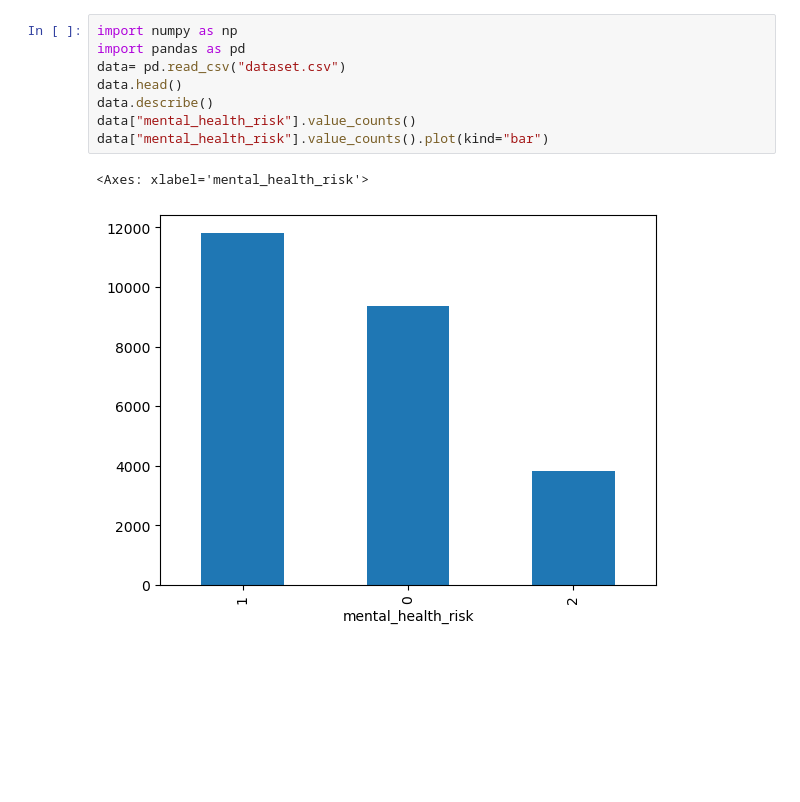
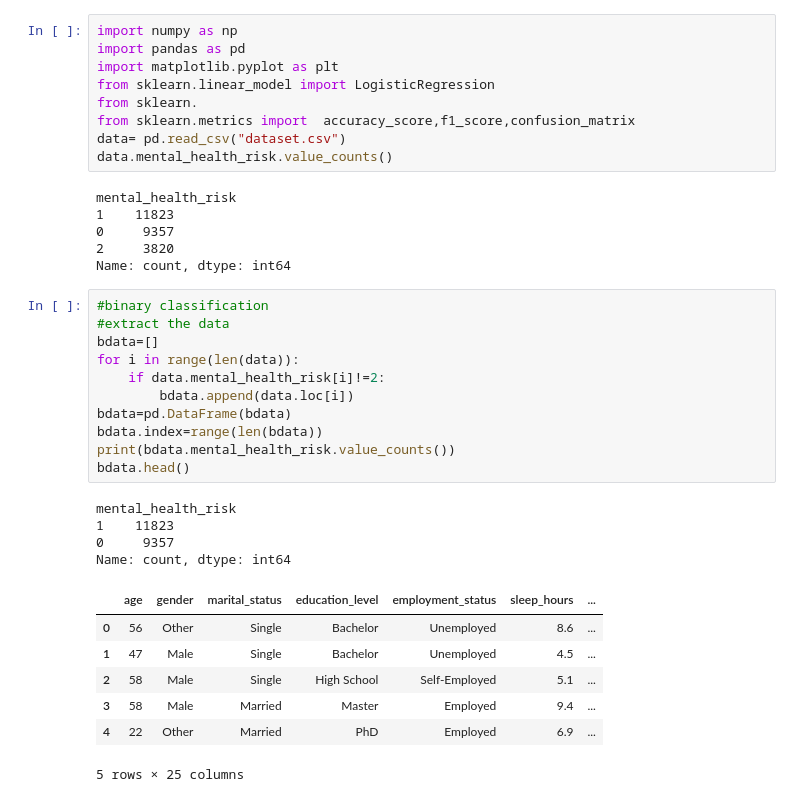
Before and after one commit to K-A-Reddy/MinorProject1_Medical_Risk_Analysis, a Jupyter notebook: code.ipynb, the cells around one changed output. Saved outputs shown, nothing was run; the diff lists cells and outputs as text; blank space fills up the shorter version.

```diff
--- a/code.ipynb
+++ b/code.ipynb
@@ -1,11 +1,38 @@
 # %%
 import numpy as np
 import pandas as pd
+import matplotlib.pyplot as plt
+from sklearn.linear_model import LogisticRegression
+from sklearn.
+from sklearn.metrics import  accuracy_score,f1_score,confusion_matrix
 data= pd.read_csv("dataset.csv")
-data.head()
-data.describe()
-data["mental_health_risk"].value_counts()
-data["mental_health_risk"].value_counts().plot(kind="bar")
+data.mental_health_risk.value_counts()
 # %% [output]
-<Axes: xlabel='mental_health_risk'>
+mental_health_risk
+1    11823
+0     9357
+2     3820
+Name: count, dtype: int64
-[figure, removed]
+# %%
+#binary classification
+#extract the data
+bdata=[]
+for i in range(len(data)):
+    if data.mental_health_risk[i]!=2:
+        bdata.append(data.loc[i])
+bdata=pd.DataFrame(bdata)
+bdata.index=range(len(bdata))
+print(bdata.mental_health_risk.value_counts())
+bdata.head()
+# %% [output]
+mental_health_risk
+1    11823
+0     9357
+Name: count, dtype: int64
+|  | age | gender | marital_status | education_level | employment_status | sleep_hours | ... |
+| 0 | 56 | Other | Single | Bachelor | Unemployed | 8.6 | ... |
+| 1 | 47 | Male | Single | Bachelor | Unemployed | 4.5 | ... |
+| 2 | 58 | Male | Single | High School | Self-Employed | 5.1 | ... |
+| 3 | 58 | Male | Married | Master | Employed | 9.4 | ... |
+| 4 | 22 | Other | Married | PhD | Employed | 6.9 | ... |
+5 rows × 25 columns
```
Also changed, not shown: parts of 8 cells of this notebook.
